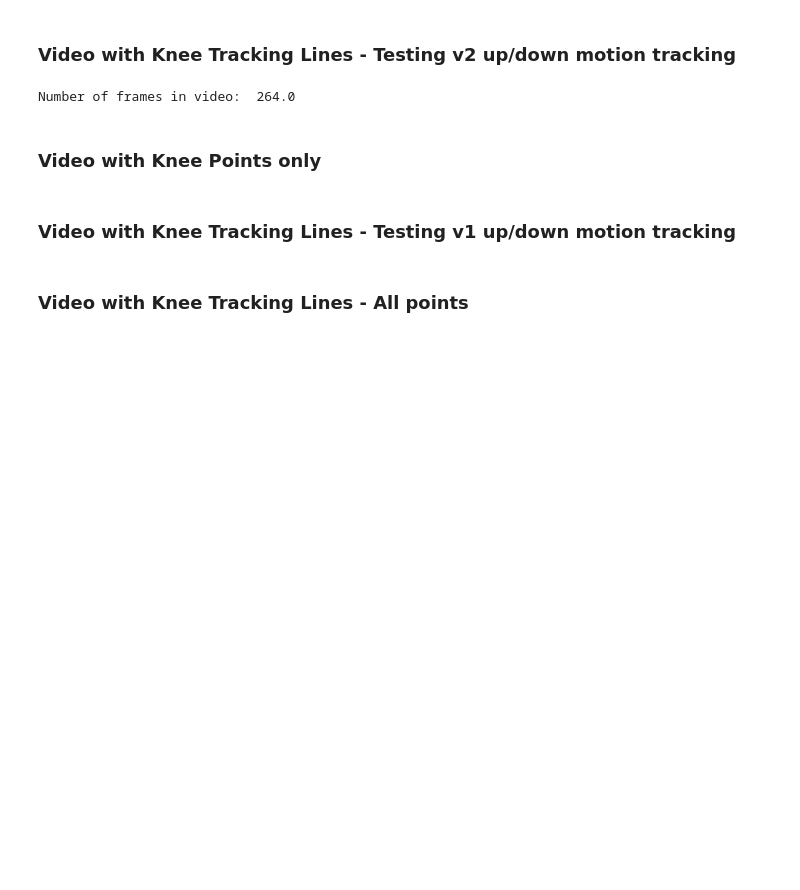
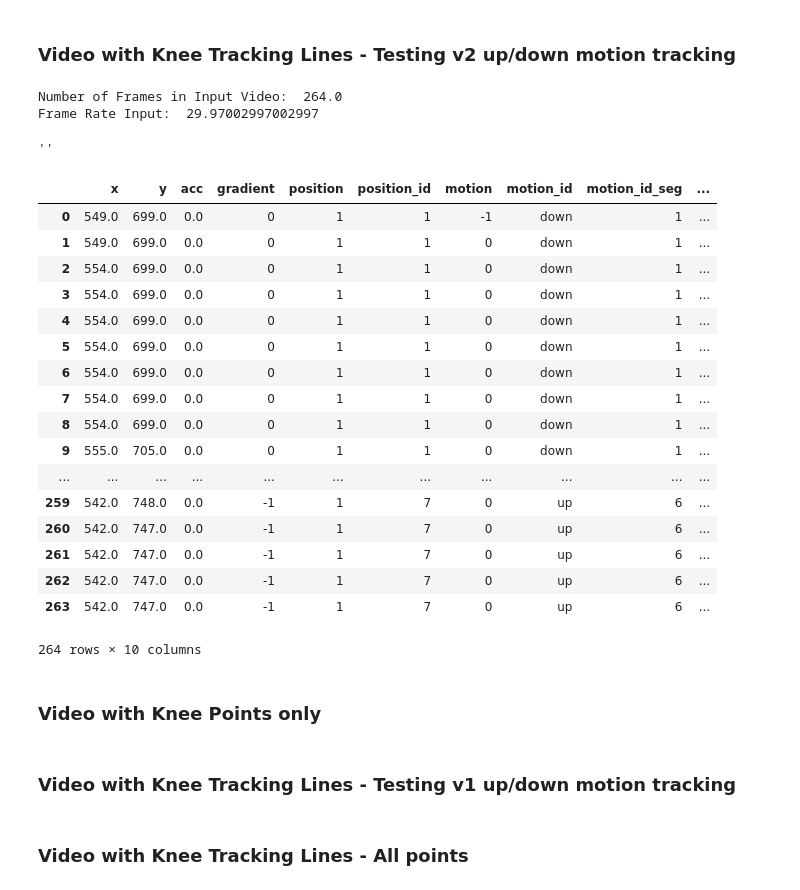
Before and after one commit to sdux/peach_factory, a Jupyter notebook: display_fitness_keypoint.ipynb, the cells around one changed output. Saved outputs shown, nothing was run; the diff lists cells and outputs as text; code cells hidden in the pictures; blank space fills up the shorter version.

```diff
--- a/display_fitness_keypoint.ipynb
+++ b/display_fitness_keypoint.ipynb
@@ -827,7 +966,19 @@ cap = cv2.VideoCapture('examples\media\mike_front_view_squat.mp4')
 # %%
 cap = cv2.VideoCapture('examples\media\mike_front_view_squat_trim.mp4')
 frame_count = cap.get(cv2.CAP_PROP_FRAME_COUNT)
-print("Number of frames in video: ",frame_count)
+frame_fps = cap.get(cv2.CAP_PROP_FPS)
+# 4 samples per second ~ 1 every 250ms
+sample_interval = 4
+vel_inter = int(np.round(frame_fps/sample_interval))
+
+# Status box values
+cur_velocity = 0
+avrg_decent = 0
+avrg_ascent = 0
+
+
+print("Number of Frames in Input Video: ",frame_count)
+print("Frame Rate Input: ", frame_fps)
 
 alpha = 0
 text = "Current Frame: "
@@ -841,8 +992,8 @@ height = int(cap.get(4)) # float
 cv2.namedWindow('Peach Factor',cv2.WINDOW_AUTOSIZE)
 
 ### Init output video
-#out = cv2.VideoWriter('peach_factory_v2.avi',cv2.VideoWriter_fourcc('M','J','P','G'),
-#                                  15, (width,height))
+out = cv2.VideoWriter('peach_factory_v2.avi',cv2.VideoWriter_fourcc('M','J','P','G'),
+                                  25, (width,height))
 count = 0
 
 while(True):
@@ -852,6 +1003,7 @@ while(True):
         buffer = frame.copy()
         if count > 0:
 
+            frame_msec = int(cap.get(cv2.CAP_PROP_POS_MSEC))
 
             if count < 150:
                 #right_temp_df = right_knee_df.iloc[0:count]
@@ -884,16 +1036,24 @@ while(True):
             draw_point(buffer, left_knee_df.iloc[count], (0,255,0))
             draw_point(buffer, right_knee_df.iloc[count], (0,255,0))
 
-            check_form(frame, left_knee_df.iloc[count], right_knee_df.iloc[count])
+            # Make Velocity Calculation
+            if count%vel_inter == 0 and count > vel_inter:
+                velocity = get_velocity(mid_hip_df.iloc[(count-vel_inter):count], frame_fps)
+                avrg_ascent, avrg_decent = get_average_velocity(mid_hip_df.iloc[0:count], frame_fps)
+
+            #check_form(frame, left_knee_df.iloc[count], right_knee_df.iloc[count])
 
             #draw_label(frame, text+str(count)+", "+msg)
             #cv2.putText(frame,text,(150,500), font, 1,(255,255,255),2,cv2.LINE_AA)
 
-            cv2.addWeighted(buffer, alpha, frame, 1 - alpha, 0, frame)
+            cv2.addWeighted(buffer, alpha, frame,1-alpha, 0, frame)
+
+            draw_stats_box(frame,velocity, avrg_ascent, avrg_decent, count)
+
             cv2.imshow('Peach Factor',frame)
 
             ### Write output video
-            #out.write(frame)
+            out.write(frame)
 
         if cv2.waitKey(30) & 0xFF == ord('q'):
             break
@@ -905,7 +1065,38 @@ cap.release()
 out.release()
 cv2.destroyAllWindows()
 # %% [output]
-Number of frames in video:  264.0
+Number of Frames in Input Video:  264.0
+Frame Rate Input:  29.97002997002997
+# %%
+# Compress output AVI into clean and tiny MP4
+
+from subprocess import check_output
+#check_output("del peach_factory_v2.mp4", shell=True).decode()
+check_output("ffmpeg -i peach_factory_v2.avi -vcodec h264 -acodec mp2 peach_factory_25fps.mp4", shell=True).decode()
+# ffmpeg -i peach_factory_v2.avi -vcodec h264 -acodec mp2 peach_factory_v2.mp4
+# %% [output]
+''
+# %%
+mid_hip_df
+# %% [output]
+|  | x | y | acc | gradient | position | position_id | motion | motion_id | motion_id_seg | ... |
+| 0 | 549.0 | 699.0 | 0.0 | 0 | 1 | 1 | -1 | down | 1 | ... |
+| 1 | 549.0 | 699.0 | 0.0 | 0 | 1 | 1 | 0 | down | 1 | ... |
+| 2 | 554.0 | 699.0 | 0.0 | 0 | 1 | 1 | 0 | down | 1 | ... |
+| 3 | 554.0 | 699.0 | 0.0 | 0 | 1 | 1 | 0 | down | 1 | ... |
+| 4 | 554.0 | 699.0 | 0.0 | 0 | 1 | 1 | 0 | down | 1 | ... |
+| 5 | 554.0 | 699.0 | 0.0 | 0 | 1 | 1 | 0 | down | 1 | ... |
+| 6 | 554.0 | 699.0 | 0.0 | 0 | 1 | 1 | 0 | down | 1 | ... |
+| 7 | 554.0 | 699.0 | 0.0 | 0 | 1 | 1 | 0 | down | 1 | ... |
+| 8 | 554.0 | 699.0 | 0.0 | 0 | 1 | 1 | 0 | down | 1 | ... |
+| 9 | 555.0 | 705.0 | 0.0 | 0 | 1 | 1 | 0 | down | 1 | ... |
+| ... | ... | ... | ... | ... | ... | ... | ... | ... | ... | ... |
+| 259 | 542.0 | 748.0 | 0.0 | -1 | 1 | 7 | 0 | up | 6 | ... |
+| 260 | 542.0 | 747.0 | 0.0 | -1 | 1 | 7 | 0 | up | 6 | ... |
+| 261 | 542.0 | 747.0 | 0.0 | -1 | 1 | 7 | 0 | up | 6 | ... |
+| 262 | 542.0 | 747.0 | 0.0 | -1 | 1 | 7 | 0 | up | 6 | ... |
+| 263 | 542.0 | 747.0 | 0.0 | -1 | 1 | 7 | 0 | up | 6 | ... |
+264 rows × 10 columns
 # %% [markdown]
 ### Video with Knee Points only
 # %%
```
Also changed, not shown: parts of 7 cells of this notebook.
